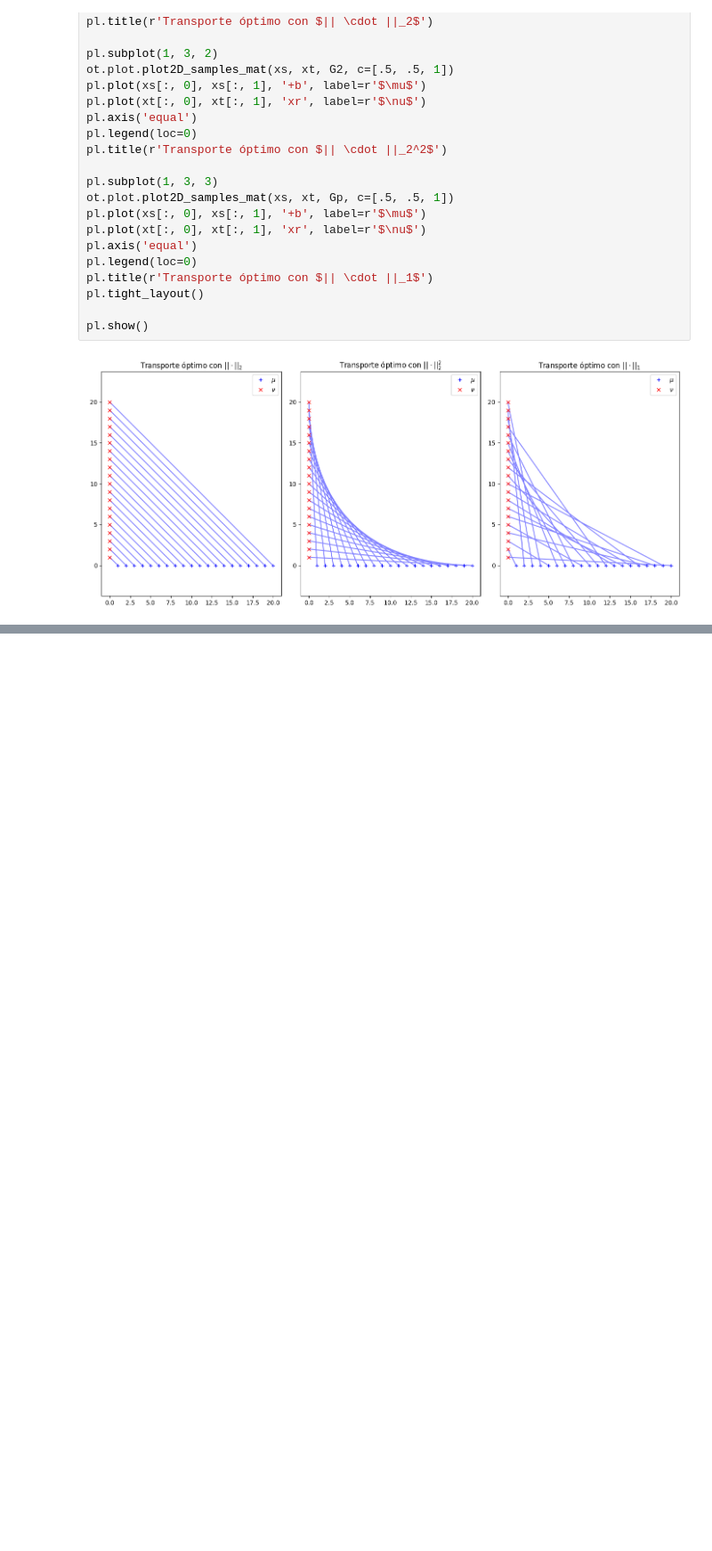
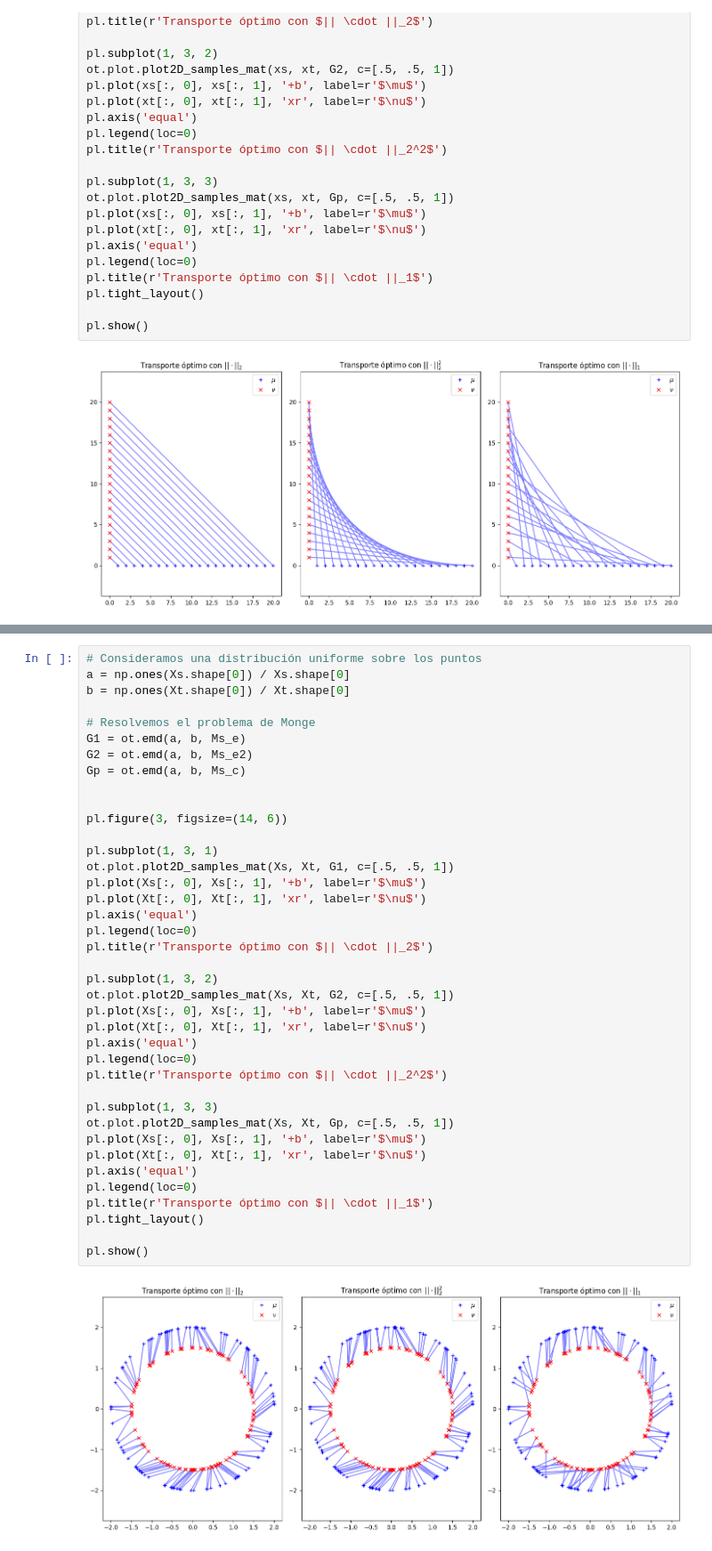
Before and after one commit to britsimm/simulaciones_transporte_optimo, a Jupyter notebook: cambiando_distancias.ipynb, the cells around one changed output, grey strips where cells are left out. Shown at 89% size. Drawn from its saved outputs; the diff is of its cells as text; blank space fills up the shorter version.

```diff
--- a/cambiando_distancias.ipynb
+++ b/cambiando_distancias.ipynb
@@ -95,0 +153,41 @@ pl.show()
+# %%
+# Consideramos una distribución uniforme sobre los puntos
+a = np.ones(Xs.shape[0]) / Xs.shape[0]
+b = np.ones(Xt.shape[0]) / Xt.shape[0]
+
+# Resolvemos el problema de Monge
+G1 = ot.emd(a, b, Ms_e)
+G2 = ot.emd(a, b, Ms_e2)
+Gp = ot.emd(a, b, Ms_c)
+
+
+pl.figure(3, figsize=(14, 6))
+
+pl.subplot(1, 3, 1)
+ot.plot.plot2D_samples_mat(Xs, Xt, G1, c=[.5, .5, 1])
+pl.plot(Xs[:, 0], Xs[:, 1], '+b', label=r'$\mu$')
+pl.plot(Xt[:, 0], Xt[:, 1], 'xr', label=r'$\nu$')
+pl.axis('equal')
+pl.legend(loc=0)
+pl.title(r'Transporte óptimo con $|| \cdot ||_2$')
+
+pl.subplot(1, 3, 2)
+ot.plot.plot2D_samples_mat(Xs, Xt, G2, c=[.5, .5, 1])
+pl.plot(Xs[:, 0], Xs[:, 1], '+b', label=r'$\mu$')
+pl.plot(Xt[:, 0], Xt[:, 1], 'xr', label=r'$\nu$')
+pl.axis('equal')
+pl.legend(loc=0)
+pl.title(r'Transporte óptimo con $|| \cdot ||_2^2$')
+
+pl.subplot(1, 3, 3)
+ot.plot.plot2D_samples_mat(Xs, Xt, Gp, c=[.5, .5, 1])
+pl.plot(Xs[:, 0], Xs[:, 1], '+b', label=r'$\mu$')
+pl.plot(Xt[:, 0], Xt[:, 1], 'xr', label=r'$\nu$')
+pl.axis('equal')
+pl.legend(loc=0)
+pl.title(r'Transporte óptimo con $|| \cdot ||_1$')
+pl.tight_layout()
+
+pl.show()
+# %% [output]
+[figure, added]
```
Also changed, not shown: parts of 5 cells of this notebook.
